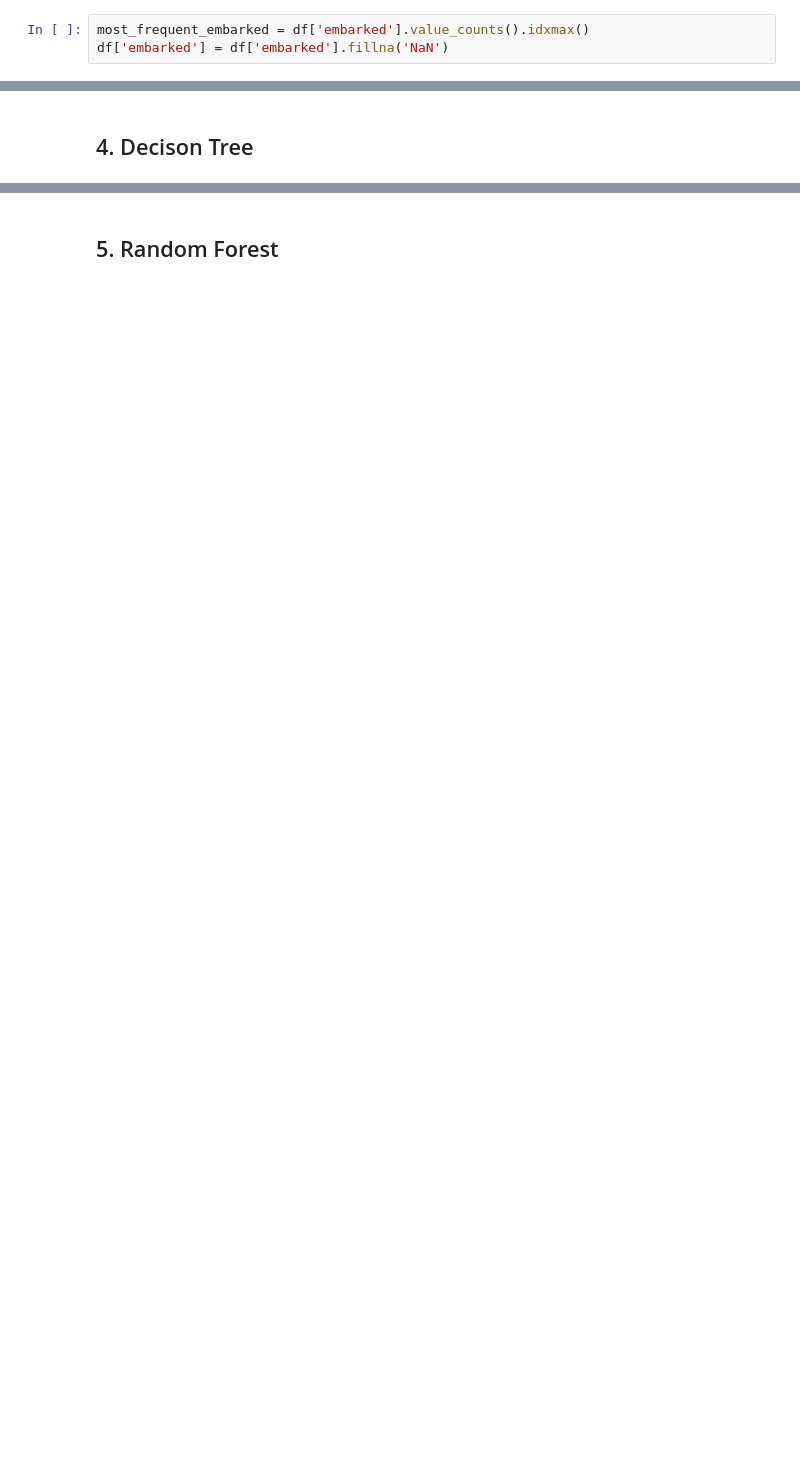
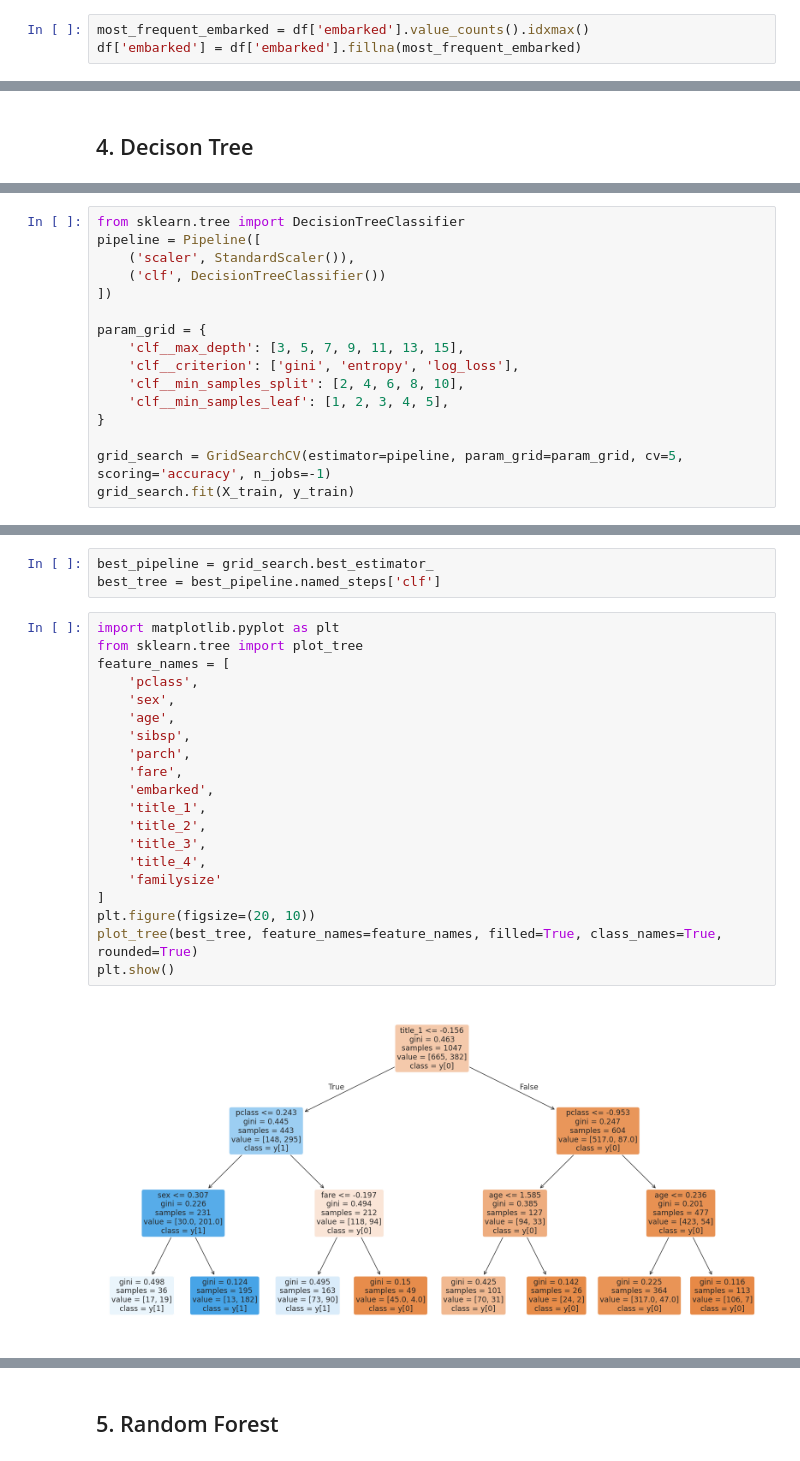
Before and after one commit to Ramyrahmeni/DataMining, a Jupyter notebook: TP1_VE.ipynb, the cells around one changed output, grey strips where cells are left out. Saved outputs shown, nothing was run; the diff lists cells and outputs as text; blank space fills up the shorter version.

```diff
--- a/TP1_VE.ipynb
+++ b/TP1_VE.ipynb
@@ -424,7 +424,7 @@ df = df.drop(columns=['cabin'])
 * la méthode fillna() remplace les valeurs NaN par ce q'on lui demande*
 # %%
 most_frequent_embarked = df['embarked'].value_counts().idxmax()
-df['embarked'] = df['embarked'].fillna('NaN')
+df['embarked'] = df['embarked'].fillna(most_frequent_embarked)
 # %%
 df.info()
 # %% [output]
@@ -712,0 +726,16 @@ Best cross-validation accuracy score:  0.8127956254272043
+# %%
+from sklearn.tree import DecisionTreeClassifier
+pipeline = Pipeline([
+    ('scaler', StandardScaler()),
+    ('clf', DecisionTreeClassifier())
+])
+
+param_grid = {
+    'clf__max_depth': [3, 5, 7, 9, 11, 13, 15],
+    'clf__criterion': ['gini', 'entropy', 'log_loss'],
+    'clf__min_samples_split': [2, 4, 6, 8, 10],
+    'clf__min_samples_leaf': [1, 2, 3, 4, 5],
+}
+
+grid_search = GridSearchCV(estimator=pipeline, param_grid=param_grid, cv=5, scoring='accuracy', n_jobs=-1)
+grid_search.fit(X_train, y_train)
@@ -712,0 +758,25 @@ Best cross-validation accuracy score:  0.8127956254272043
+# %%
+best_pipeline = grid_search.best_estimator_
+best_tree = best_pipeline.named_steps['clf']
+# %%
+import matplotlib.pyplot as plt
+from sklearn.tree import plot_tree
+feature_names = [
+    'pclass',
+    'sex',
+    'age',
+    'sibsp',
+    'parch',
+    'fare',
+    'embarked',
+    'title_1',
+    'title_2',
+    'title_3',
+    'title_4',
+    'familysize'
+]
+plt.figure(figsize=(20, 10))
+plot_tree(best_tree, feature_names=feature_names, filled=True, class_names=True, rounded=True)
+plt.show()
+# %% [output]
+[figure, added]
```
Also changed, not shown: parts of 32 cells of this notebook.
